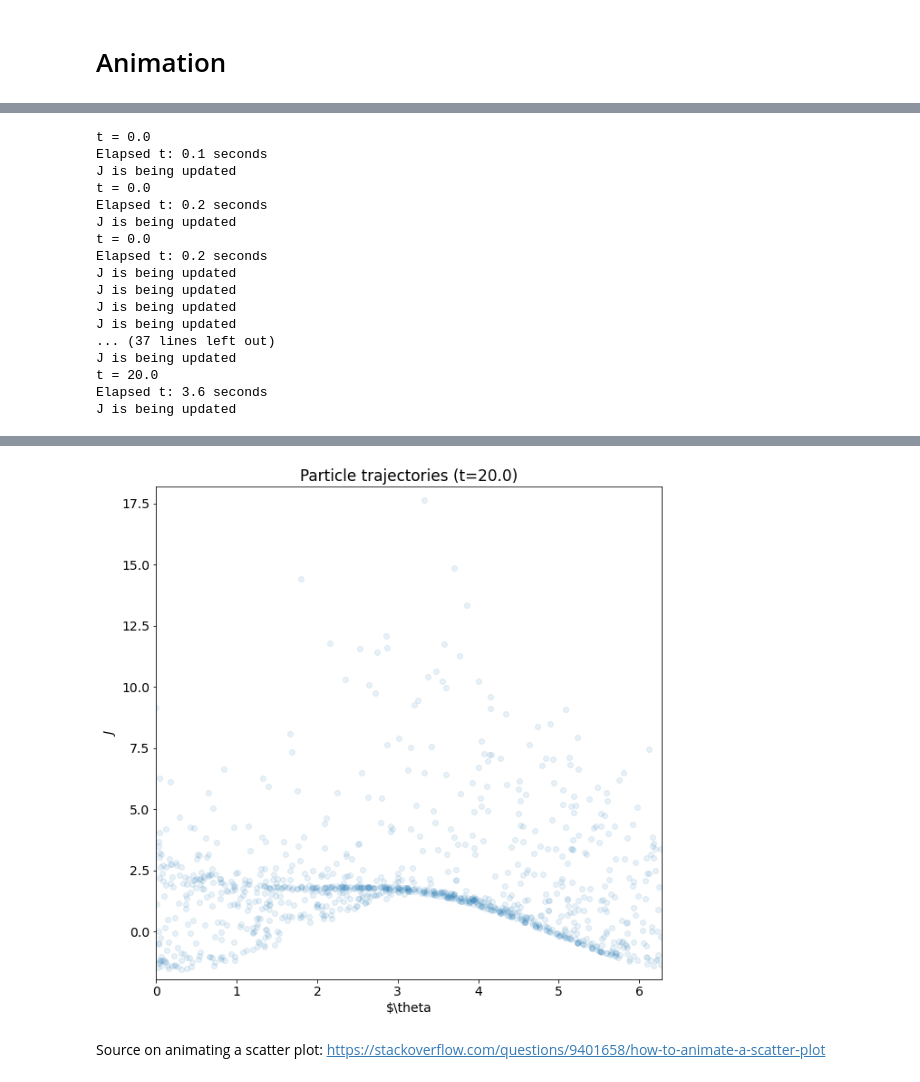
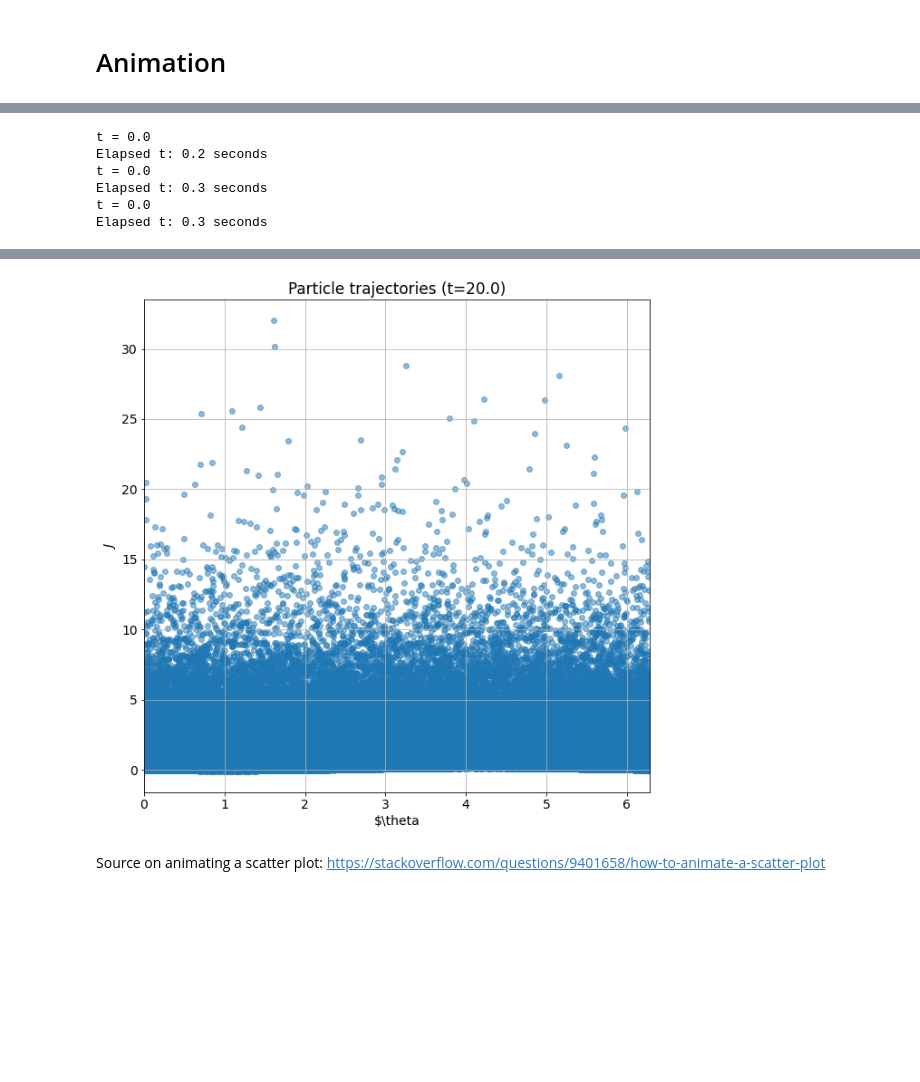
Before and after one commit to Jupiter1994/plasma-echo, a Jupyter notebook: Sampling Particle Trajectories.ipynb, the cells around one changed output, grey strips where cells are left out. Cells and saved outputs as stored; diff of their text form; code cells hidden in the pictures; blank space fills up the shorter version.

Commit message:
found bug when Js are being updated too often

```diff
--- a/Sampling Particle Trajectories.ipynb
+++ b/Sampling Particle Trajectories.ipynb
@@ -123,7 +123,7 @@ n1, n2 = 1, 3
 A1, A2 = 0.1, 0.2
 
 # define ts, thetas, and Js; and, corresponding Cartesian coords
-N = (int) (1e3) # number of particles
+N = (int) (1e5) # number of particles
 
 # time range
 tmin = 0
@@ -222,8 +219,8 @@ scat = plt.scatter(thetas, Js, alpha=1)
 # %%
 # make the animation
 fig = plt.figure(figsize=(10,10))
-# zs, vzs = pol2cart(thetas, Js)
-scat = plt.scatter(thetas, Js, alpha=0.1)
+zs, vzs = pol2cart(thetas, Js)
+scat = plt.scatter(thetas, Js, alpha=0.02)
 
 #xlimit = 5
 # plt.xlim(-xlimit, xlimit)
@@ -254,15 +251,12 @@ def updatefig(i):
         print(f'Elapsed t: {np.round(time.time() - start, 1)} seconds')
 
     # update Js, Omegas iff there's a hammer
-    # print(variables["hammer1_has_hit"])
-    if (~variables["hammer1_has_hit"] and t >= t1):
-        print("J is being updated")
+    if ((not variables["hammer1_has_hit"]) and (t >= t1)):
         variables["Js"] += n1 * A1 * np.sin(n1 * variables["thetas"])
         variables["Omegas"] = compute_Omega(variables["Js"])
         variables["hammer1_has_hit"] = True
 
-    if (~variables["hammer2_has_hit"] and t >= t2):
-        print("J is being updated")
+    if ((not variables["hammer2_has_hit"]) and (t >= t2)):
         variables["Js"] += n2 * A2 * np.sin(n2 * variables["thetas"])
         variables["Omegas"] = compute_Omega(variables["Js"])
         variables["hammer2_has_hit"] = True
@@ -278,14 +272,14 @@ def updatefig(i):
 #     if move_negative_J_particles:
 #         variables["Js"][J_is_negative] = 0
 
-#     ## convert coordinates to (z, v_z)
-#     hide_negative_J_particles = False
-#     if hide_negative_J_particles:
-#         zs, vzs = pol2cart(variables["thetas"][~J_is_negative],
-#                            variables["Js"][~J_is_negative])
-#     else:
-#         zs, vzs = pol2cart(variables["thetas"],
-#                            variables["Js"])
+    ## convert coordinates to (z, v_z)
+    hide_negative_J_particles = False
+    if hide_negative_J_particles:
+        zs, vzs = pol2cart(variables["thetas"][~J_is_negative],
+                           variables["Js"][~J_is_negative])
+    else:
+        zs, vzs = pol2cart(variables["thetas"],
+                           variables["Js"])
 
     ## compute delta n / n_0, ie, number density contrast
 
@@ -308,20 +302,9 @@ if make_animation:
             blit=True)
     ani.save("Sampled_trajectories_temp.mp4")
 # %% [output]
-t = 0.0
-Elapsed t: 0.1 seconds
-J is being updated
 t = 0.0
 Elapsed t: 0.2 seconds
-J is being updated
 t = 0.0
-Elapsed t: 0.2 seconds
-J is being updated
-J is being updated
-J is being updated
-J is being updated
-... (37 lines left out)
-J is being updated
-t = 20.0
-Elapsed t: 3.6 seconds
-J is being updated
+Elapsed t: 0.3 seconds
+t = 0.0
+Elapsed t: 0.3 seconds
@@ -328,4 +315,4 @@ J is being updated
-[figure, old version]
+[figure, new version]
 # %% [markdown]
 Source on animating a scatter plot: https://stackoverflow.com/questions/9401658/how-to-animate-a-scatter-plot
 # %%
```
Also changed, not shown: parts of 3 cells of this notebook.
